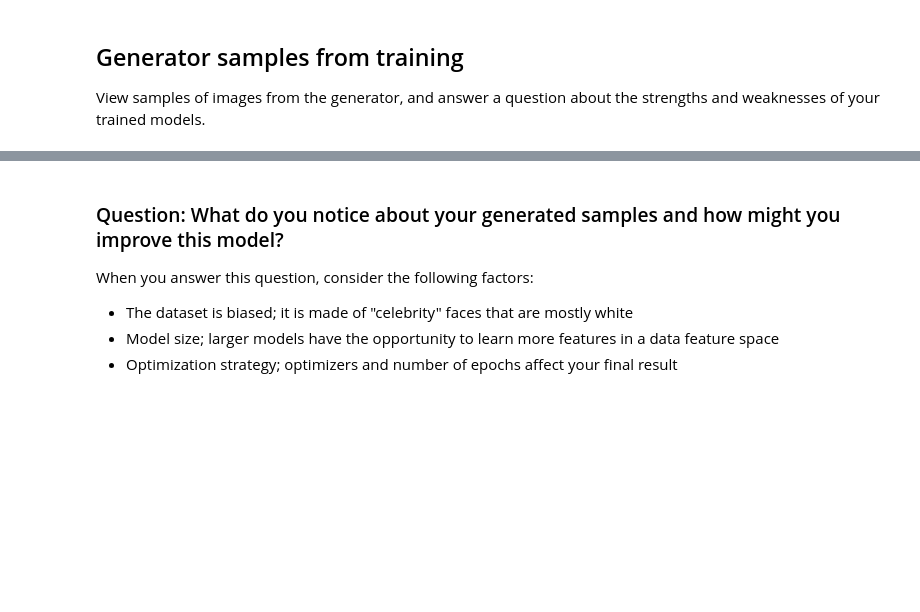
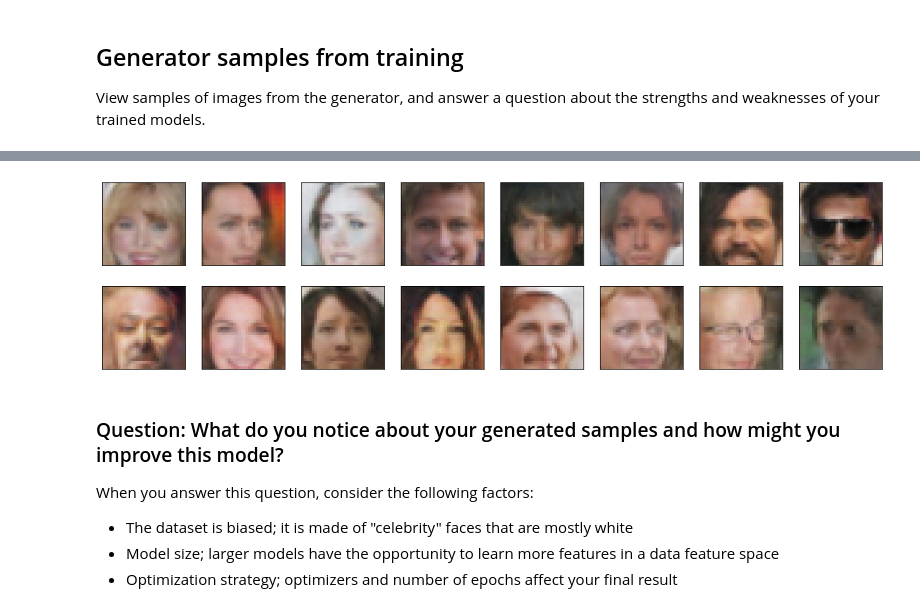
Before and after one commit to hjlopes/deep-learning-udacity-projects, a Jupyter notebook: project-face-generation/dlnd_face_generation.ipynb, the cells around one changed output, grey strips where cells are left out. Drawn from its saved outputs; the diff is of its cells as text; code cells hidden in the pictures; blank space fills up the shorter version.

```diff
--- a/project-face-generation/dlnd_face_generation.ipynb
+++ b/project-face-generation/dlnd_face_generation.ipynb
@@ -646,3 +947,11 @@ _ = view_samples(-1, samples)
+# %%
+# Load samples from generator, taken while training
+with open('train_samples64.pkl', 'rb') as f:
+    samples = pkl.load(f)
+# %%
+_ = view_samples(-1, samples)
+# %% [output]
+[figure, added]
 # %% [markdown]
 ### Question: What do you notice about your generated samples and how might you improve this model?
 When you answer this question, consider the following factors:
```
Also changed, not shown: parts of 23 cells of this notebook, 2 other files.
